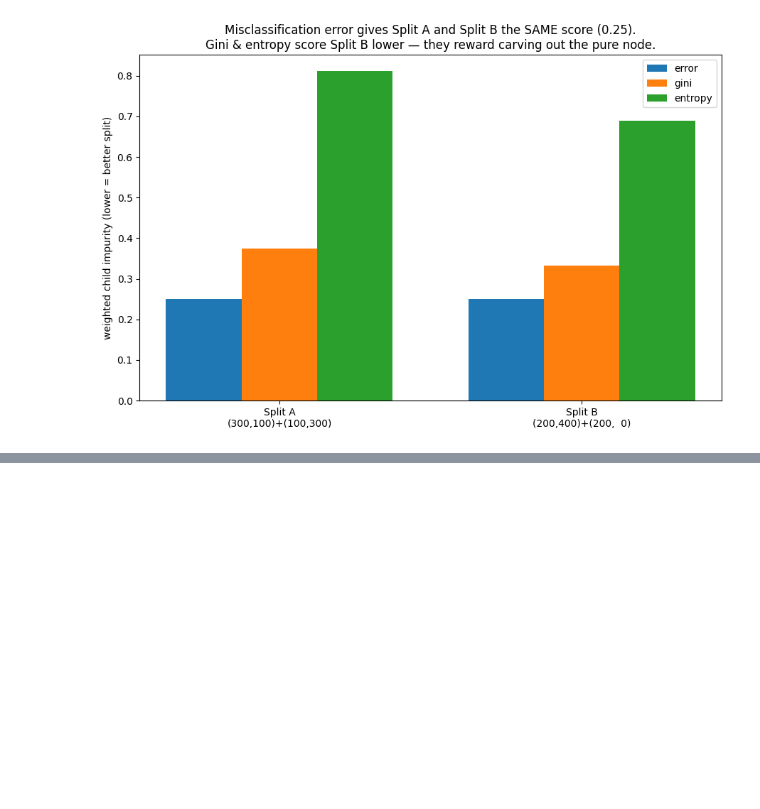
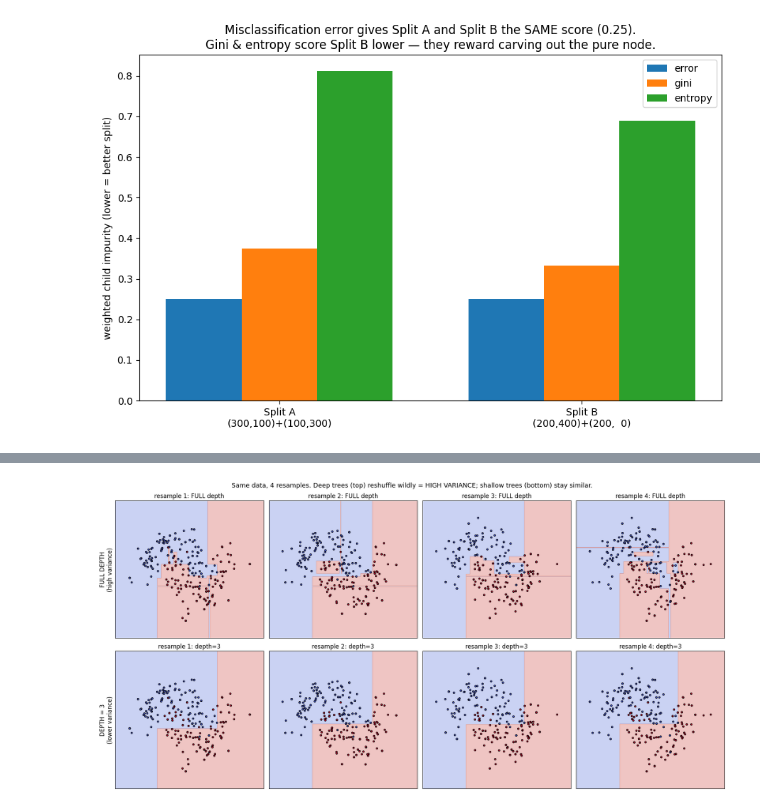
Before and after one commit to bmart231/ml-implementations, a Jupyter notebook: decision_trees/decision_trees.ipynb, the cells around one changed output, grey strips where cells are left out. Saved outputs shown, nothing was run; the diff lists cells and outputs as text; code cells hidden in the pictures; blank space fills up the shorter version.

```diff
--- a/decision_trees/decision_trees.ipynb
+++ b/decision_trees/decision_trees.ipynb
@@ -708,0 +825,44 @@ entropy        1.000     0.811     0.689    Split B ✓
+# %%
+# Cell 2 — Visualizing variance: small data changes -> very different deep trees
+import numpy as np
+import matplotlib.pyplot as plt
+from sklearn.datasets import make_moons
+from sklearn.tree import DecisionTreeClassifier
+
+X, y = make_moons(n_samples=300, noise=0.3, random_state=0)
+x_min, x_max = X[:, 0].min()-0.5, X[:, 0].max()+0.5
+y_min, y_max = X[:, 1].min()-0.5, X[:, 1].max()+0.5
+xx, yy = np.meshgrid(np.linspace(x_min, x_max, 300), np.linspace(y_min, y_max, 300))
+grid = np.c_[xx.ravel(), yy.ravel()]
+
+fig, axes = plt.subplots(2, 4, figsize=(18, 9))
+rng = np.random.RandomState(1)
+
+for col in range(4):
+    # Each column = a different bootstrap resample of the SAME dataset
+    idx = rng.choice(len(X), len(X), replace=True)
+    Xb, yb = X[idx], y[idx]
+
+    # TOP row: fully grown (deep) tree — boundary changes a LOT across resamples
+    deep = DecisionTreeClassifier(random_state=0).fit(Xb, yb)
+    Zd = deep.predict(grid).reshape(xx.shape)
+    axes[0, col].contourf(xx, yy, Zd, alpha=0.3, cmap="coolwarm")
+    axes[0, col].scatter(Xb[:,0], Xb[:,1], c=yb, cmap="coolwarm", edgecolor="k", s=12)
+    axes[0, col].set_title(f"resample {col+1}: FULL depth")
+    axes[0, col].set_xticks([]); axes[0, col].set_yticks([])
+
+    # BOTTOM row: shallow tree — boundary is far more STABLE across the same resamples
+    shallow = DecisionTreeClassifier(max_depth=3, random_state=0).fit(Xb, yb)
+    Zs = shallow.predict(grid).reshape(xx.shape)
+    axes[1, col].contourf(xx, yy, Zs, alpha=0.3, cmap="coolwarm")
+    axes[1, col].scatter(Xb[:,0], Xb[:,1], c=yb, cmap="coolwarm", edgecolor="k", s=12)
+    axes[1, col].set_title(f"resample {col+1}: depth=3")
+    axes[1, col].set_xticks([]); axes[1, col].set_yticks([])
+
+axes[0,0].set_ylabel("FULL DEPTH\n(high variance)", fontsize=12)
+axes[1,0].set_ylabel("DEPTH = 3\n(lower variance)", fontsize=12)
+plt.suptitle("Same data, 4 resamples. Deep trees (top) reshuffle wildly = HIGH VARIANCE; "
+             "shallow trees (bottom) stay similar.", fontsize=13)
+plt.tight_layout(); plt.show()
+# %% [output]
+[figure, added]
```
Also changed, not shown: parts of 14 cells of this notebook.
